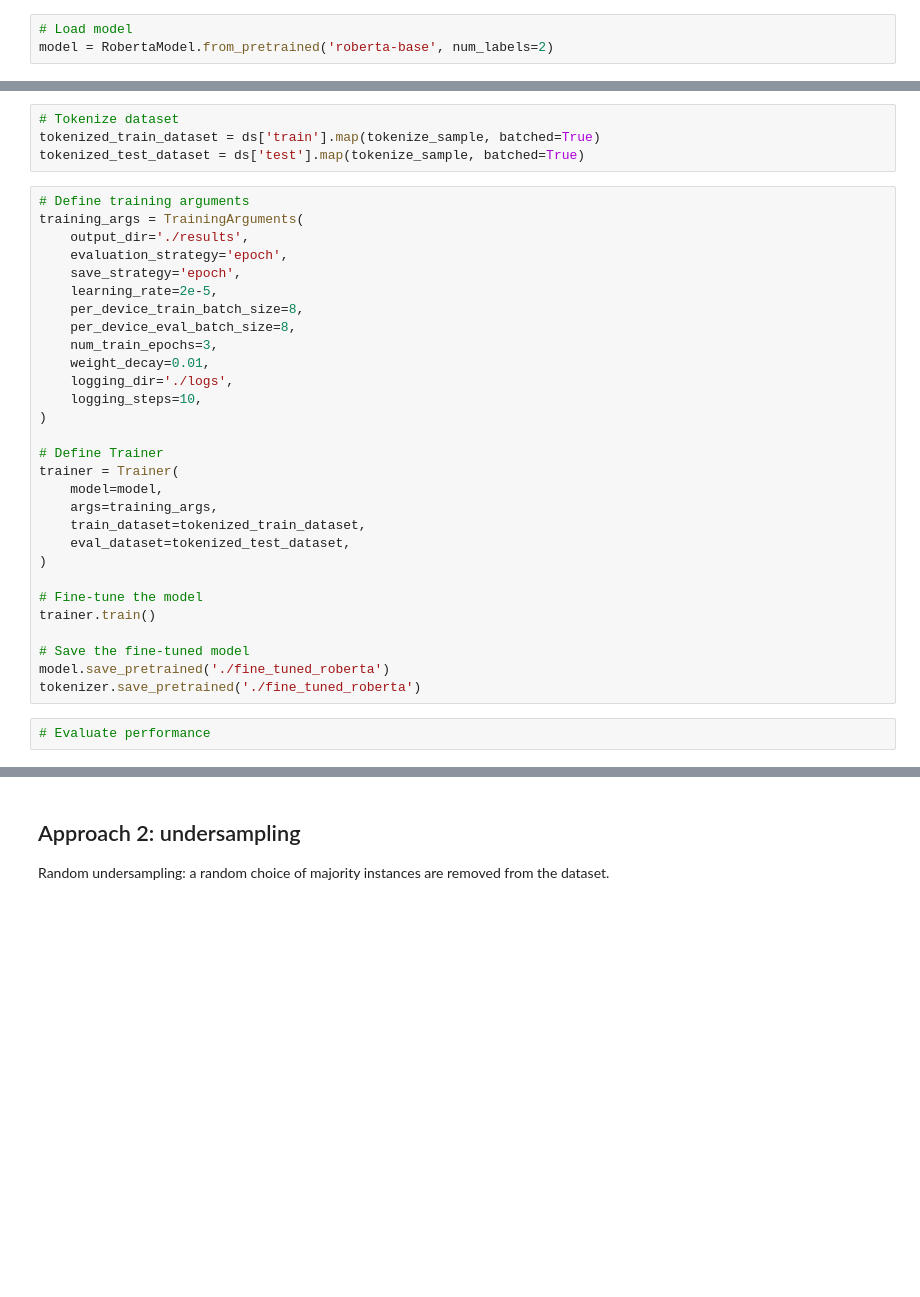
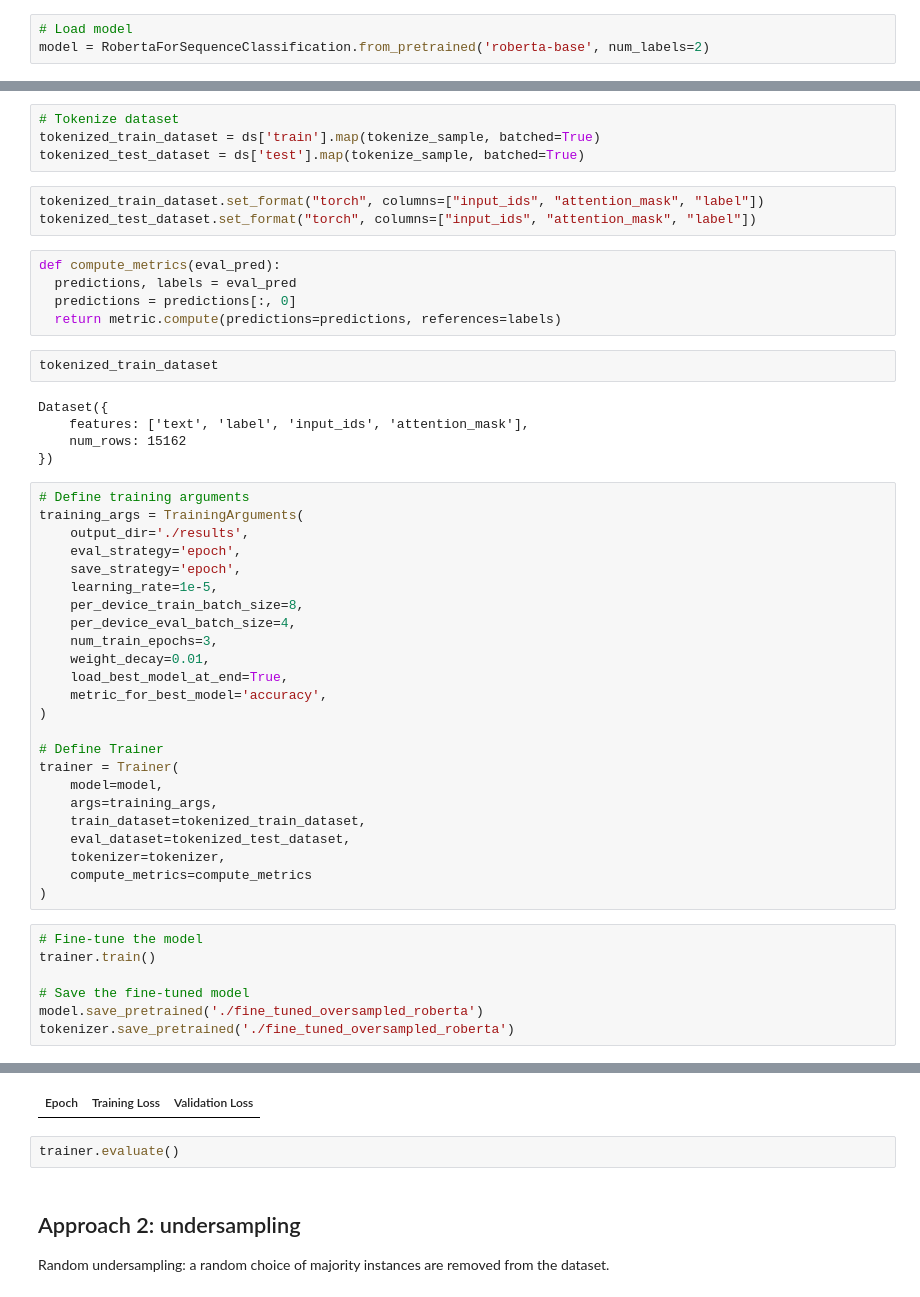
Before and after one commit to mwmlo/nlp-pcl-cw, a Jupyter notebook: data_sampling.ipynb, the cells around one changed output, grey strips where cells are left out. Cells and saved outputs as stored; diff of their text form; blank space fills up the shorter version.

Commit message:
set up training

```diff
--- a/data_sampling.ipynb
+++ b/data_sampling.ipynb
@@ -56,4 +57,4 @@ def tokenize_sample(sample):
 # %%
 # Load model
-model = RobertaModel.from_pretrained('roberta-base', num_labels=2)
+model = RobertaForSequenceClassification.from_pretrained('roberta-base', num_labels=2)
 # %% [output]
@@ -100,19 +101,34 @@ ds['test'] = Dataset.from_pandas(test_dataset)
 # Tokenize dataset
 tokenized_train_dataset = ds['train'].map(tokenize_sample, batched=True)
 tokenized_test_dataset = ds['test'].map(tokenize_sample, batched=True)
+# %%
+tokenized_train_dataset.set_format("torch", columns=["input_ids", "attention_mask", "label"])
+tokenized_test_dataset.set_format("torch", columns=["input_ids", "attention_mask", "label"])
+# %%
+def compute_metrics(eval_pred):
+  predictions, labels = eval_pred
+  predictions = predictions[:, 0]
+  return metric.compute(predictions=predictions, references=labels)
+# %%
+tokenized_train_dataset
+# %% [output]
+Dataset({
+    features: ['text', 'label', 'input_ids', 'attention_mask'],
+    num_rows: 15162
+})
 # %%
 # Define training arguments
 training_args = TrainingArguments(
     output_dir='./results',
-    evaluation_strategy='epoch',
+    eval_strategy='epoch',
     save_strategy='epoch',
-    learning_rate=2e-5,
+    learning_rate=1e-5,
     per_device_train_batch_size=8,
-    per_device_eval_batch_size=8,
+    per_device_eval_batch_size=4,
     num_train_epochs=3,
     weight_decay=0.01,
-    logging_dir='./logs',
-    logging_steps=10,
+    load_best_model_at_end=True,
+    metric_for_best_model='accuracy',
 )
 
 # Define Trainer
@@ -121,13 +137,14 @@ trainer = Trainer(
     args=training_args,
     train_dataset=tokenized_train_dataset,
     eval_dataset=tokenized_test_dataset,
+    tokenizer=tokenizer,
+    compute_metrics=compute_metrics
 )
-
-# Fine-tune the model
-trainer.train()
-
-# Save the fine-tuned model
-model.save_pretrained('./fine_tuned_roberta')
-tokenizer.save_pretrained('./fine_tuned_roberta')
-# %%
-# Evaluate performance
+# %%
+# Fine-tune the model
+trainer.train()
+
+# Save the fine-tuned model
+model.save_pretrained('./fine_tuned_oversampled_roberta')
+tokenizer.save_pretrained('./fine_tuned_oversampled_roberta')
+# %% [output]
@@ -134,3 +152,6 @@ tokenizer.save_pretrained('./fine_tuned_roberta')
+| Epoch | Training Loss | Validation Loss |
+# %%
+trainer.evaluate()
 # %% [markdown]
 ## Approach 2: undersampling
 
```
Also changed, not shown: parts of 4 cells of this notebook.
